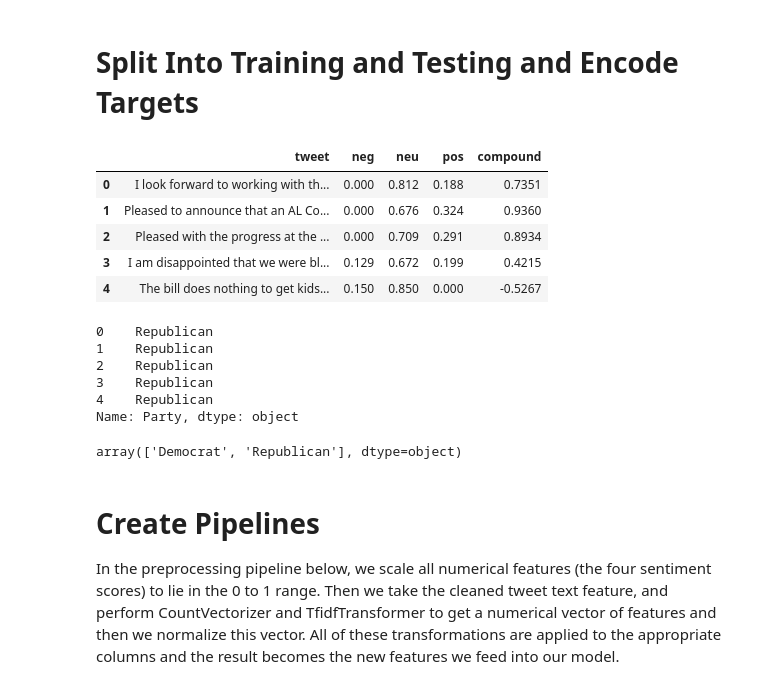
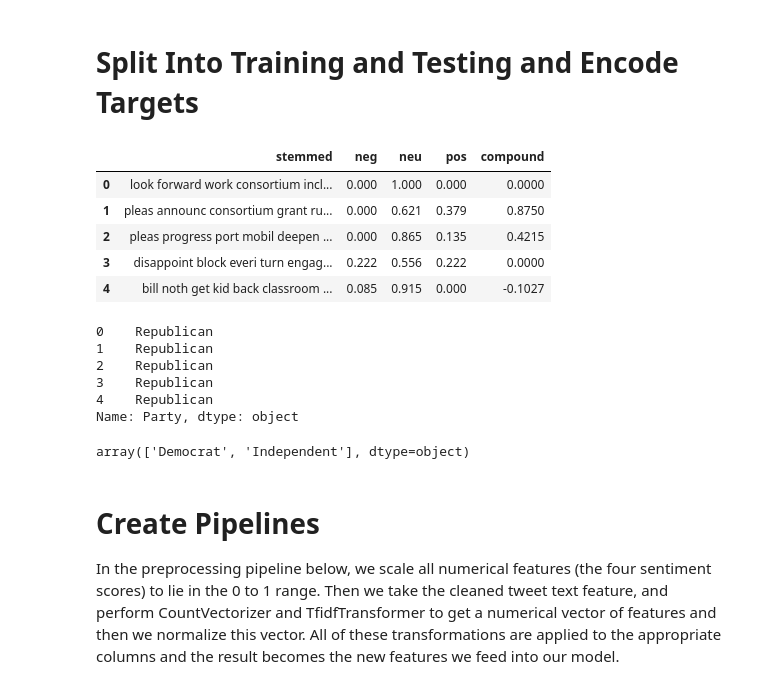
Before and after one commit to darshanajaint/data_mining_project, a Jupyter notebook: Feature_Creation.ipynb, the cells around one changed output. Saved outputs shown, nothing was run; the diff lists cells and outputs as text; code cells hidden in the pictures.

```diff
--- a/Feature_Creation.ipynb
+++ b/Feature_Creation.ipynb
@@ -24,7 +24,7 @@ from sklearn.metrics import ConfusionMatrixDisplay
 
 ### Todo:  Load processed tweets df and use processed tweets column
 # %%
-tweets_df = pd.read_csv("./raw_tweets.csv", converters={"hashtags": literal_eval})
+tweets_df = pd.read_csv("./cleaned_tweets.csv", converters={"hashtags": literal_eval})
 tweets_df.head()
 # %% [output]
 |  | State | Senator | Party | Multiple | Twitter Handle | Twitter Link | date | tweet | hashtags | ... |
@@ -35,8 +35,6 @@ tweets_df.head()
 | 4 | Alabama | Richard Shelby | Republican | 0 | SenShelby | https://twitter.com/SenShelby | 2021-03-06 12:56:38 | The bill does nothing to get kids... | [] | ... |
 # %% [markdown]
 # Replace Indpendents with Democrats
-# %%
-tweets_df.loc[tweets_df.Party == "Independent", "Party"] = "Democrat"
 # %%
 tweets_df["Party"].value_counts()
 # %% [output]
@@ -47,7 +46,7 @@ Name: Party, dtype: int64
 # Get Sentiment Scores for Each Tweet and Save Results
 # %%
 def get_sentiments(df):
-    tweet = df["tweet"]
+    tweet = df["stemmed"]
     analyzer = SentimentIntensityAnalyzer()
     vs = analyzer.polarity_scores(tweet)
     df["neg"] = vs["neg"]
@@ -70,15 +69,15 @@ tweets_df.to_csv("./tweets_with_sentiment.csv")
 # %% [markdown]
 # Split Into Training and Testing and Encode Targets
 # %%
-X = tweets_df[["tweet", "neg", "neu", "pos", "compound"]]
+X = tweets_df[["stemmed", "neg", "neu", "pos", "compound"]]
 X.head()
 # %% [output]
-|  | tweet | neg | neu | pos | compound |
-| 0 | I look forward to working with th... | 0.000 | 0.812 | 0.188 | 0.7351 |
-| 1 | Pleased to announce that an AL Co... | 0.000 | 0.676 | 0.324 | 0.9360 |
-| 2 | Pleased with the progress at the ... | 0.000 | 0.709 | 0.291 | 0.8934 |
-| 3 | I am disappointed that we were bl... | 0.129 | 0.672 | 0.199 | 0.4215 |
-| 4 | The bill does nothing to get kids... | 0.150 | 0.850 | 0.000 | -0.5267 |
+|  | stemmed | neg | neu | pos | compound |
+| 0 | look forward work consortium incl... | 0.000 | 1.000 | 0.000 | 0.0000 |
+| 1 | pleas announc consortium grant ru... | 0.000 | 0.621 | 0.379 | 0.8750 |
+| 2 | pleas progress port mobil deepen ... | 0.000 | 0.865 | 0.135 | 0.4215 |
+| 3 | disappoint block everi turn engag... | 0.222 | 0.556 | 0.222 | 0.0000 |
+| 4 | bill noth get kid back classroom ... | 0.085 | 0.915 | 0.000 | -0.1027 |
 # %%
 y = tweets_df["Party"]
 y.head()
@@ -94,7 +93,7 @@ le = LabelEncoder()
 y = le.fit_transform(y)
 le.inverse_transform([0, 1])
 # %% [output]
-array(['Democrat', 'Republican'], dtype=object)
+array(['Democrat', 'Independent'], dtype=object)
 # %%
 X_train, X_test, y_train, y_test = train_test_split(X, y, test_size=0.2, random_state=42)
 # %% [markdown]
```
Also changed, not shown: parts of 5 cells of this notebook, 2 other files.
